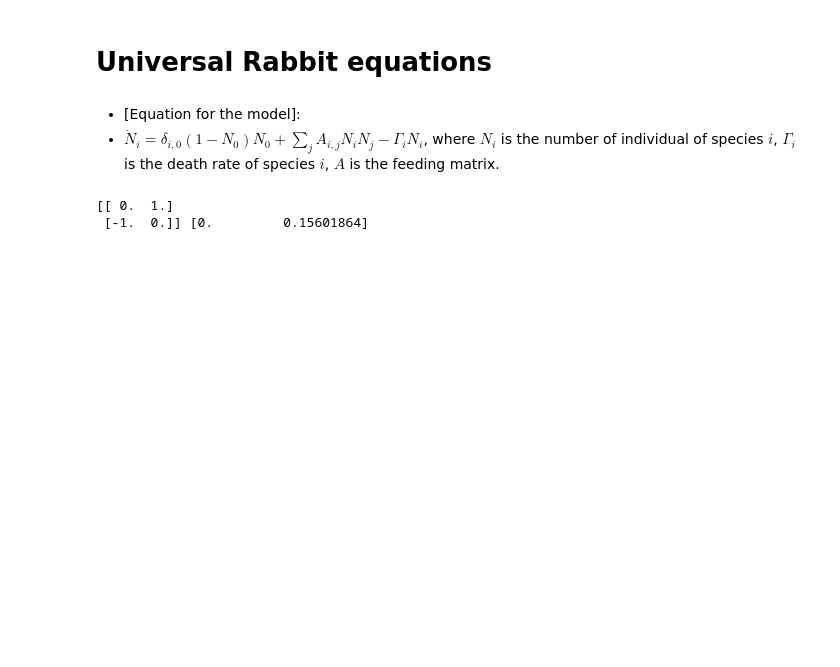
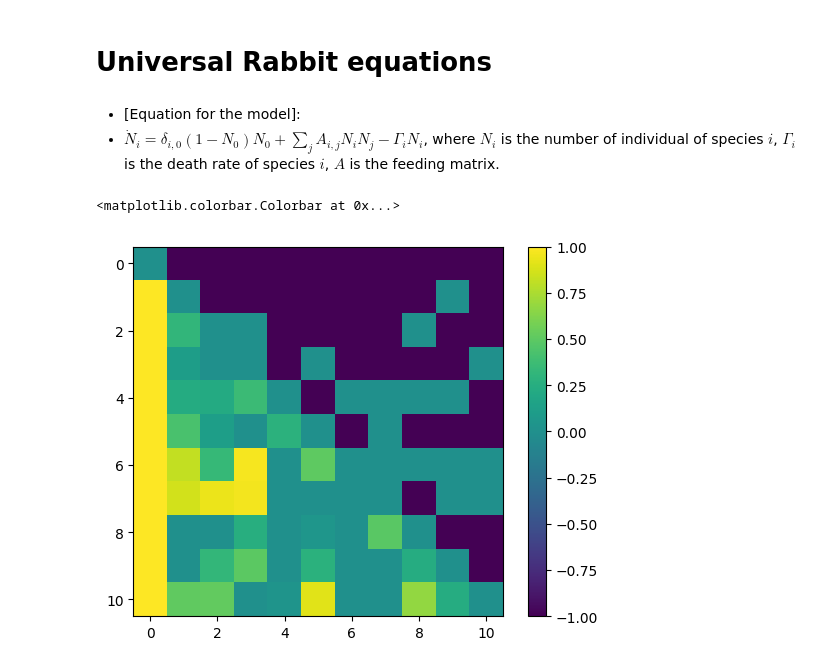
Before and after one commit to asgolovin/universal_rabbit, a Jupyter notebook: notebooks/equations.ipynb, the cells around one changed output. Saved outputs shown, nothing was run; the diff lists cells and outputs as text; code cells hidden in the pictures; blank space fills up the shorter version.

```diff
--- a/notebooks/equations.ipynb
+++ b/notebooks/equations.ipynb
@@ -52,9 +53,10 @@ res = integrate.odeint(derivative, N0, t, args = (A, gamma))
 N = res.T
-# %%
-print(A, gamma)
-# %% [output]
-[[ 0.  1.]
- [-1.  0.]] [0.         0.15601864]
+# %%
+plt.imshow(A)
+plt.colorbar()
+# %% [output]
+<matplotlib.colorbar.Colorbar at 0x...>
+[figure, added]
 # %%
 N.shape
 # %% [output]
```
Also changed, not shown: parts of 4 cells of this notebook.
